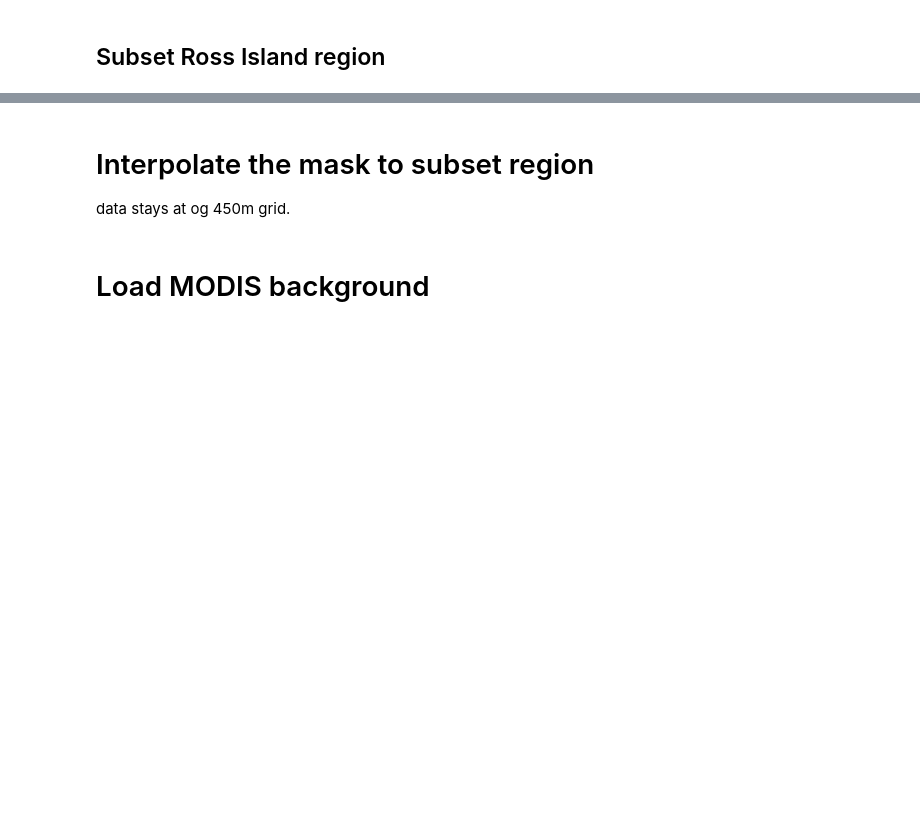
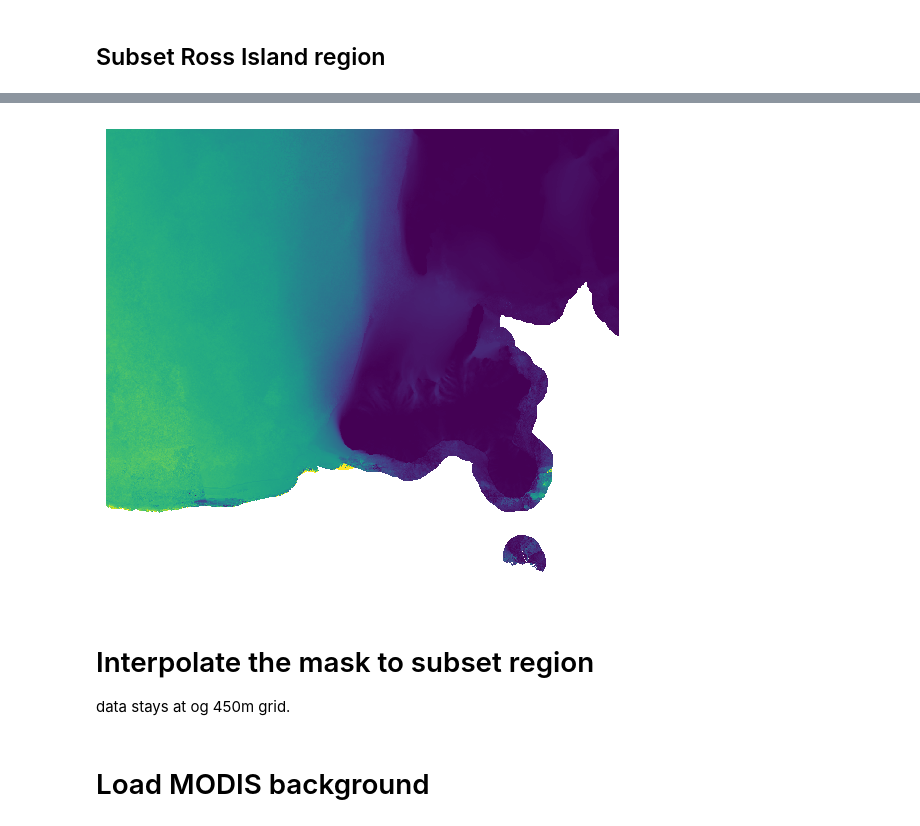
Before and after one commit to kimbente/basal_melt_around_ross_island, a Jupyter notebook: preprocess_v_velocity.ipynb, the cells around one changed output, grey strips where cells are left out. Drawn from its saved outputs; the diff is of its cells as text; code cells hidden in the pictures; blank space fills up the shorter version.

```diff
--- a/preprocess_v_velocity.ipynb
+++ b/preprocess_v_velocity.ipynb
@@ -13,8 +22,8 @@ Reference:
 - *Mouginot, J., Rignot, E. & Scheuchl, B. (2019). MEaSUREs Phase-Based Antarctica Ice Velocity Map. (NSIDC-0754, Version 1). [Data Set]. Boulder, Colorado USA. NASA National Snow and Ice Data Center Distributed Active Archive Center. https://doi.org/10.5067/PZ3NJ5RXRH10. Date Accessed 10-02-2025.*
 # %%
 # TODO define local path or full path to ice velocity data
-ice_vel = xr.load_dataset("/home/kim/data/nsidc/antarctic_ice_vel_phase_map_v01.nc")
+ice_vel_phase = xr.load_dataset("/home/kim/data/nsidc/antarctic_ice_vel_phase_map_v01.nc")
 
 # Define new variable: speed V: sqrt(VX**2 + VY**2)
 # hypot is numerically more stable than sqrt(VX**2 + VY**2)
-ice_vel["V"] = np.hypot(ice_vel["VX"], ice_vel["VY"])
+ice_vel_phase["V"] = np.hypot(ice_vel_phase["VX"], ice_vel_phase["VY"])
@@ -56,0 +36,13 @@ Data variables:
+# %%
+# 7 GB large
+# NOTE: open NOT LOAD
+ice_vel_ITS_LIVE = xr.open_dataset("/Users/kim.bente/DATA/ice_velocity/ITS_LIVE_velocity_120m_RGI19A_0000_V02.1.nc")
+
+ice_vel_ITS_LIVE_ross_island = ice_vel_ITS_LIVE.sel(
+    x = slice(x_min, x_max),
+    y = slice(y_max, y_min))
+
+# too large - delete again to free up memory
+del ice_vel_ITS_LIVE
+
+print(ice_vel_ITS_LIVE_ross_island)
@@ -57,3 +67,49 @@ Data variables:
+# %%
+modis_ross = torch.load("/Users/kim.bente/DATA/MODIS/MODIS_regional/moa125_2014_hp1_v01_ross_island_with_grid_no_ocean.pt", weights_only = False)
+
+fig, ax = plt.subplots(figsize = (8, 6))
+
+# 1) MODIS as background (draw first)
+ax.pcolormesh(
+    modis_ross[0],
+    modis_ross[1],
+    modis_ross[3],
+    cmap = "gray",
+    # softer greys
+    vmin = -30_000,
+    vmax = 30_000,
+    # as less saturated background
+    alpha = 0.4,
+    zorder = 0,
+)
+
+# 2) ice vel on top (draw second)
+pcm = ax.pcolormesh(
+    ice_vel_ITS_LIVE_ross_island.x,
+    ice_vel_ITS_LIVE_ross_island.y,
+    # Note: v is already computed
+    ice_vel_ITS_LIVE_ross_island.v,
+    cmap = "viridis",
+    # Fix these limits for consistency
+    vmin = 0,
+    vmax = 1200,
+    shading = "auto",
+    # 1.0 for full opacity & consistency
+    alpha = 1.0,
+    zorder = 1,
+)
+
+ax.set_aspect("equal")
+ax.set_axis_off()
+
+# crop
+ax.set_ylim(y_min, y_max)
+ax.set_xlim(x_min, x_max)
+
+fig.savefig("figures/ITS_LIVE_ice_vel_ross_island.png", dpi = 300, bbox_inches = "tight", pad_inches = 0)
+plt.show()
+# %% [output]
+[figure, added]
 # %% [markdown]
 # Interpolate the mask to subset region
 
```
Also changed, not shown: parts of 6 cells of this notebook, 8 other files.
